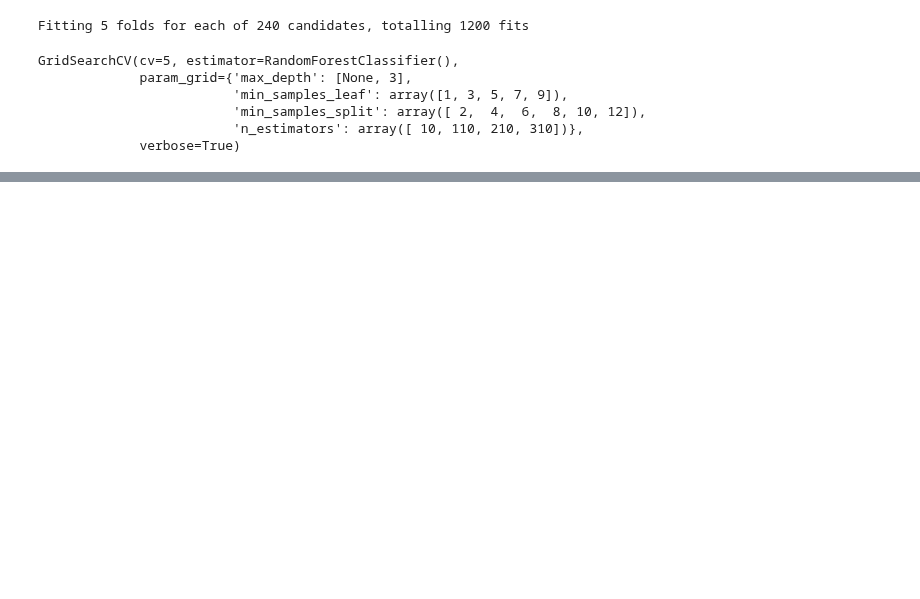
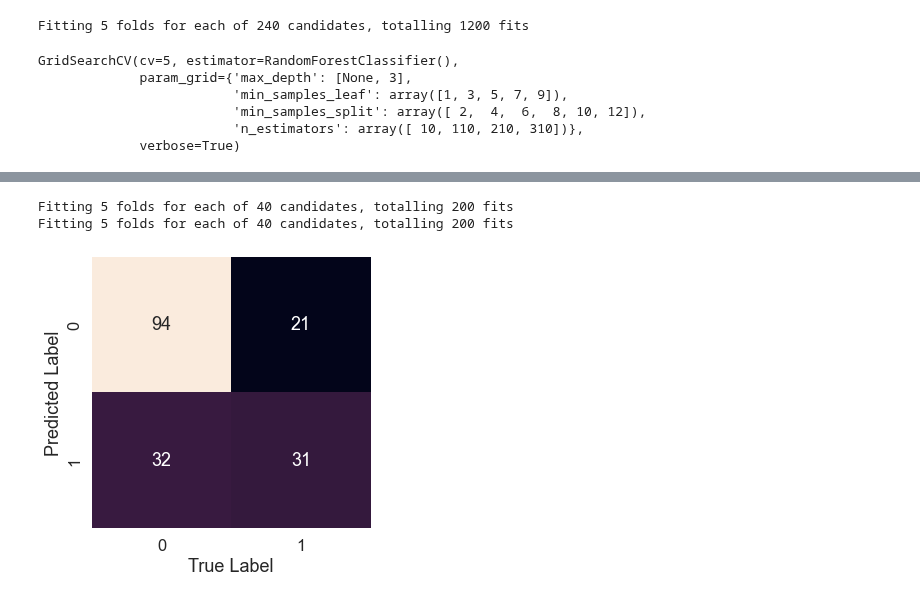
Before and after one commit to shamimsikder/ML-Exercises, a Jupyter notebook: Exercise Project/Titanic Project.ipynb, the cells around one changed output, grey strips where cells are left out. Saved outputs shown, nothing was run; the diff lists cells and outputs as text; code cells hidden in the pictures; blank space fills up the shorter version.

```diff
--- a/Exercise Project/Titanic Project.ipynb
+++ b/Exercise Project/Titanic Project.ipynb
@@ -528,0 +567,6 @@ KNN.score(x_test, y_test)
+# %%
+plot_conf_mat(KNN,x_train,x_test,y_train,y_test)
+# %% [output]
+Fitting 5 folds for each of 40 candidates, totalling 200 fits
+Fitting 5 folds for each of 40 candidates, totalling 200 fits
+[figure, added]
```
Also changed, not shown: parts of 39 cells of this notebook.
